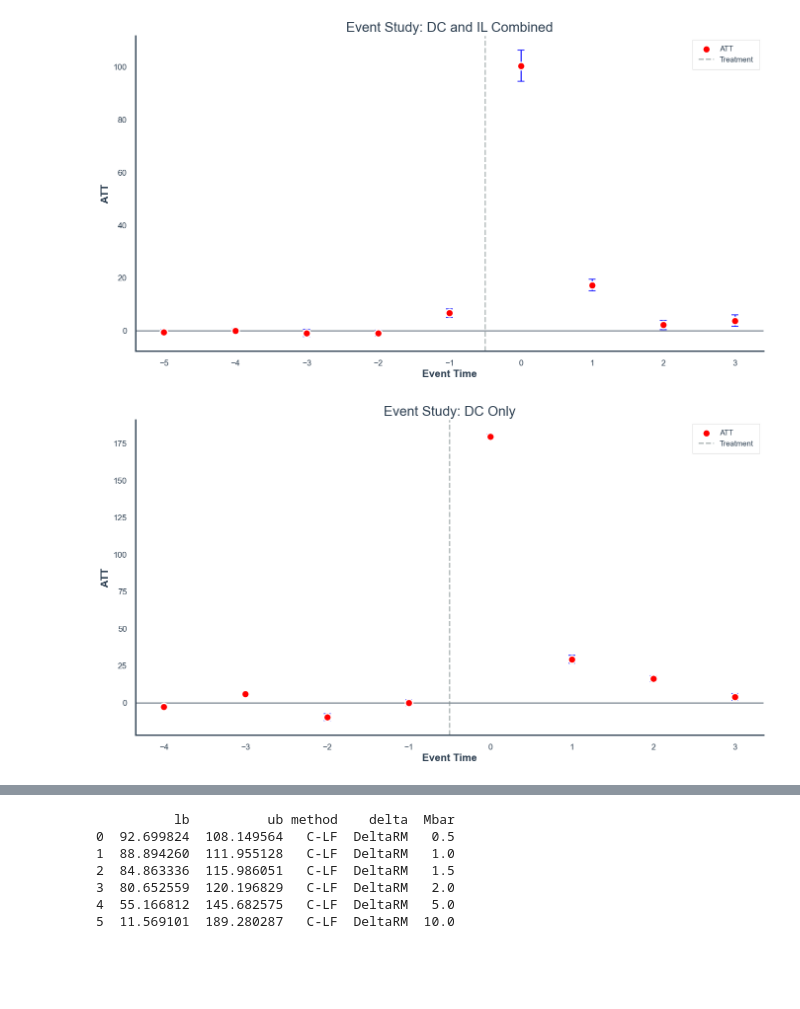
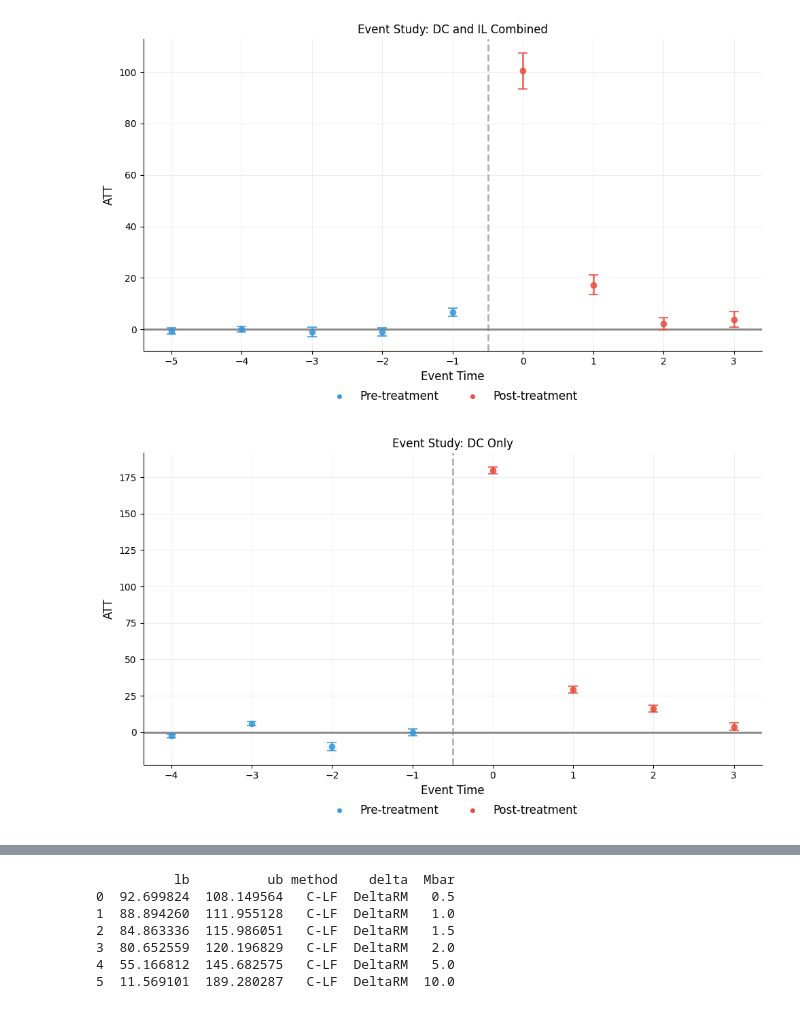
Before and after one commit to xingyuanzhao-project/psci6356, a Jupyter notebook: op5_dids.ipynb, the cells around one changed output, grey strips where cells are left out. Saved outputs shown, nothing was run; the diff lists cells and outputs as text; code cells hidden in the pictures; blank space fills up the shorter version.

```diff
--- a/op5_dids.ipynb
+++ b/op5_dids.ipynb
@@ -134,6 +134,7 @@ cd_both = cont_did(
     aggregation="eventstudy",
     treatment_type="continuous",
     control_group="notyettreated",
+    alp=0.001,
     biters=100,
     cband=True,
     num_knots=1,
@@ -155,6 +156,7 @@ cd_dc = cont_did(
     aggregation="eventstudy",
     treatment_type="continuous",
     control_group="notyettreated",
+    alp=0.01,
     biters=100,
     cband=True,
     num_knots=1,
@@ -167,35 +169,39 @@ df_il = df_il[df_il['G'].isin([0, il_treat_time])]
 
 cd_il = cont_did(
     yname="Y",
     tname="time_period",
     idname="id",
     dname="D",
     data=df_il,
     gname="G",
     target_parameter="level",
     aggregation="eventstudy",
     treatment_type="continuous",
     control_group="notyettreated",
+    alp=0.01,
     biters=100,
     cband=True,
     num_knots=1,
     degree=3,
 )
 
 # Plot 1: Both
-fig1 = plot_cont_did(cd_both, type='att', show_confidence_bands=True)
+fig1 = plot_cont_did(cd_both, type='att', show_ci=True)
 plt.title('Event Study: DC and IL Combined')
+fig1.savefig('./plot/cont_did_eventstudy_dc_il.png', bbox_inches='tight')
 plt.show()
 
 # Plot 2: DC
-fig2 = plot_cont_did(cd_dc, type='att', show_confidence_bands=True)
+fig2 = plot_cont_did(cd_dc, type='att', show_ci=True)
 plt.title('Event Study: DC Only')
+fig2.savefig('./plot/cont_did_eventstudy_dc.png', bbox_inches='tight')
 plt.show()
 
 # Plot 3: IL
-fig3 = plot_cont_did(cd_il, type='att', show_confidence_bands=True)
+fig3 = plot_cont_did(cd_il, type='att', show_ci=True)
 plt.title('Event Study: IL Only')
+fig3.savefig('./plot/cont_did_eventstudy_il.png', bbox_inches='tight')
 plt.show()
 # %% [output]
-[figure, old version]
+[figure, new version]
-[figure, old version]
+[figure, new version]
```
Also changed, not shown: parts of 2 cells of this notebook, 36 other files.
